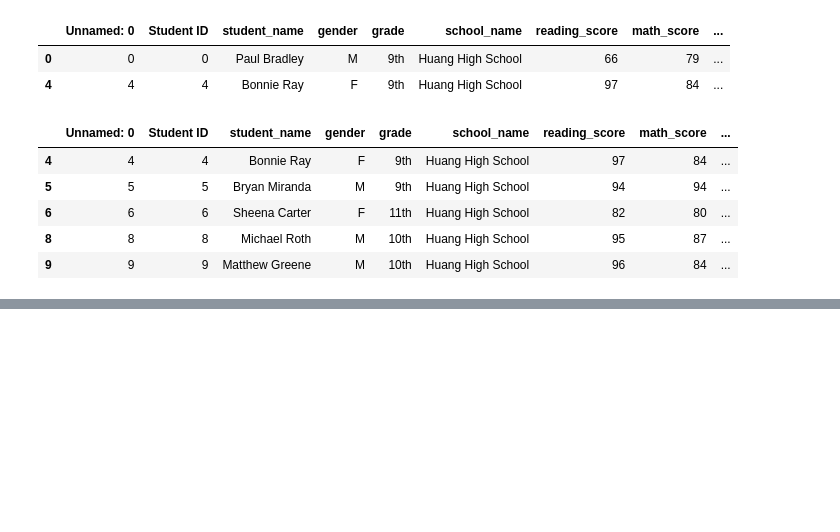
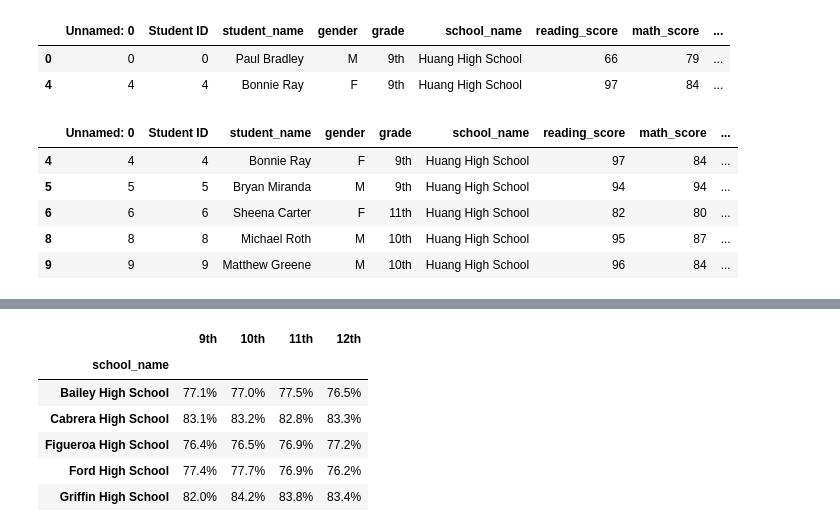
Before and after one commit to carlosdiaz77/School_District_Analysis, a Jupyter notebook: PyCitySchools.ipynb, the cells around one changed output, grey strips where cells are left out. Cells and saved outputs as stored; diff of their text form; code cells hidden in the pictures; blank space fills up the shorter version.

```diff
--- a/PyCitySchools.ipynb
+++ b/PyCitySchools.ipynb
@@ -465,0 +508,9 @@ per_school_summary_df.style.set_properties(**{'text-align': 'center'})
+# %%
+# Group each grade level DataFrame by the school name for the average math score.
+ninth_grade_math_scores = ninth_graders.groupby(["school_name"]).mean()["math_score"]/100
+
+tenth_grade_math_scores = tenth_graders.groupby(["school_name"]).mean()["math_score"]/100
+
+eleventh_grade_math_scores = eleventh_graders.groupby(["school_name"]).mean()["math_score"]/100
+
+twelfth_grade_math_scores = twelfth_graders.groupby(["school_name"]).mean()["math_score"]/100
@@ -465,0 +526,18 @@ per_school_summary_df.style.set_properties(**{'text-align': 'center'})
+# %%
+# Combine each grade level Series for average math scores by school into a single DataFrame.
+math_scores_by_grade = pd.DataFrame({
+               "9th": ninth_grade_math_scores,
+               "10th": tenth_grade_math_scores,
+               "11th": eleventh_grade_math_scores,
+               "12th": twelfth_grade_math_scores})
+
+math_scores_by_grade [["9th","10th","11th","12th"]] = math_scores_by_grade[["9th","10th","11th","12th"]].applymap("{:.1%}".format) #PERCENTAGE
+math_scores_by_grade.head()
+# %% [output]
+|  | 9th | 10th | 11th | 12th |
+| school_name |  |  |  |  |
+| Bailey High School | 77.1% | 77.0% | 77.5% | 76.5% |
+| Cabrera High School | 83.1% | 83.2% | 82.8% | 83.3% |
+| Figueroa High School | 76.4% | 76.5% | 76.9% | 77.2% |
+| Ford High School | 77.4% | 77.7% | 76.9% | 76.2% |
+| Griffin High School | 82.0% | 84.2% | 83.8% | 83.4% |
```
Also changed, not shown: parts of 11 cells of this notebook, 1 other file.
